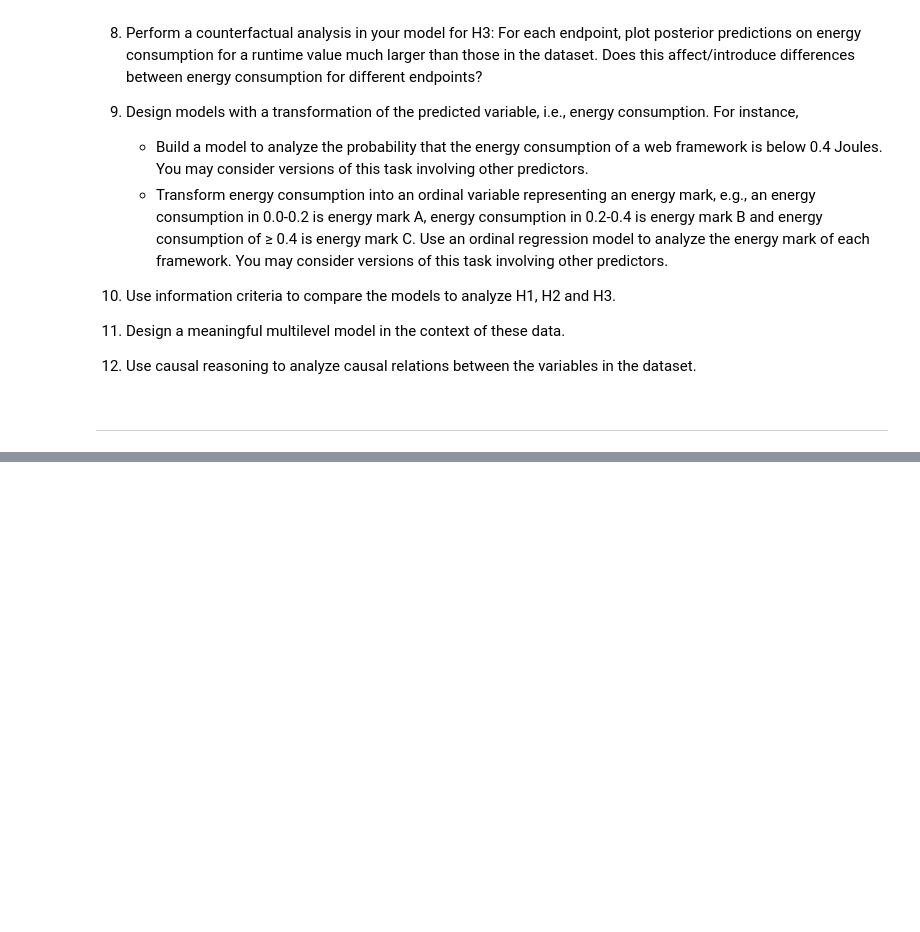
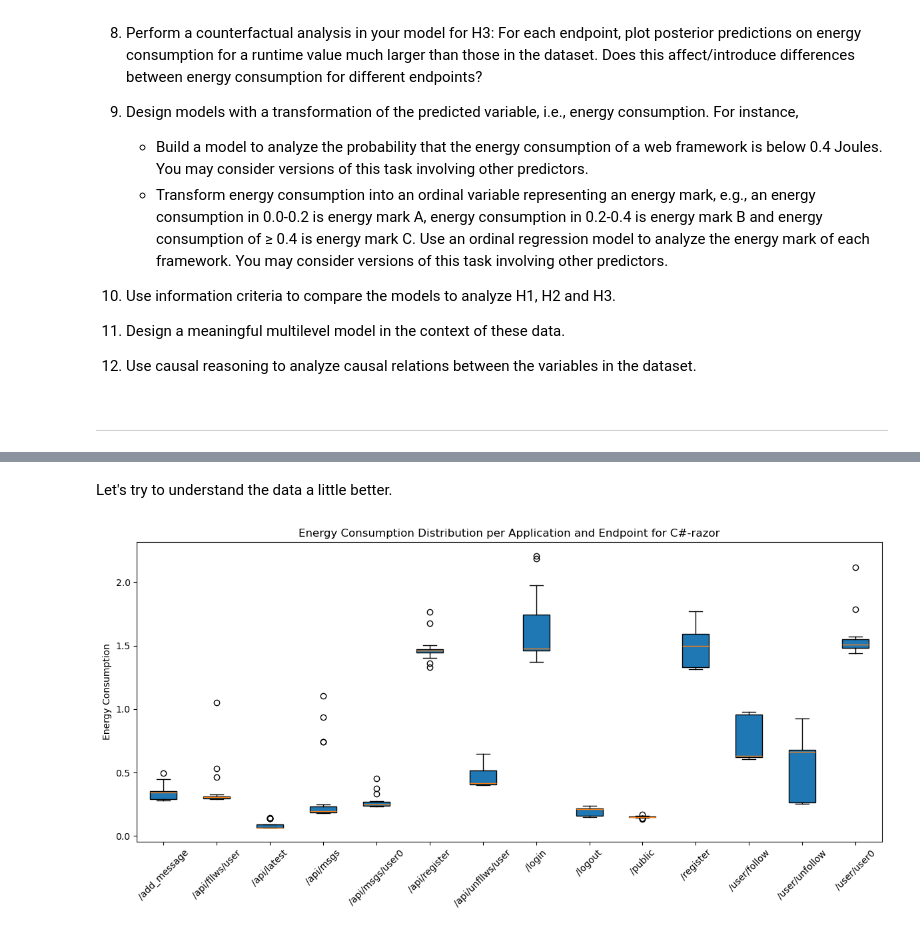
Before and after one commit to joakimGD/PRPRO-exam, a Jupyter notebook: main-question.ipynb, the cells around one changed output, grey strips where cells are left out. Drawn from its saved outputs; the diff is of its cells as text; code cells hidden in the pictures; blank space fills up the shorter version.

```diff
--- a/main-question.ipynb
+++ b/main-question.ipynb
@@ -121,0 +126,17 @@ df
+# %% [markdown]
+Let's try to understand the data a little better.
+# %%
+csharpdata = df.where(df["application"] == "c-sharp-razor")
+data = csharpdata
+grouped = [ group["energy_consumption"].values for _, group in data.groupby(["endpoint"]) ]
+labels = data.groupby(["endpoint"]).groups.keys()
+
+plt.figure(figsize=(12, 6))
+plt.boxplot(grouped, labels=labels, patch_artist=True)
+plt.title("Energy Consumption Distribution per Application and Endpoint for C#-razor")
+plt.ylabel("Energy Consumption")
+plt.xticks(rotation=45)
+plt.tight_layout()
+plt.show()
+# %% [output]
+[figure, added]
```
Also changed, not shown: parts of 13 cells of this notebook.
